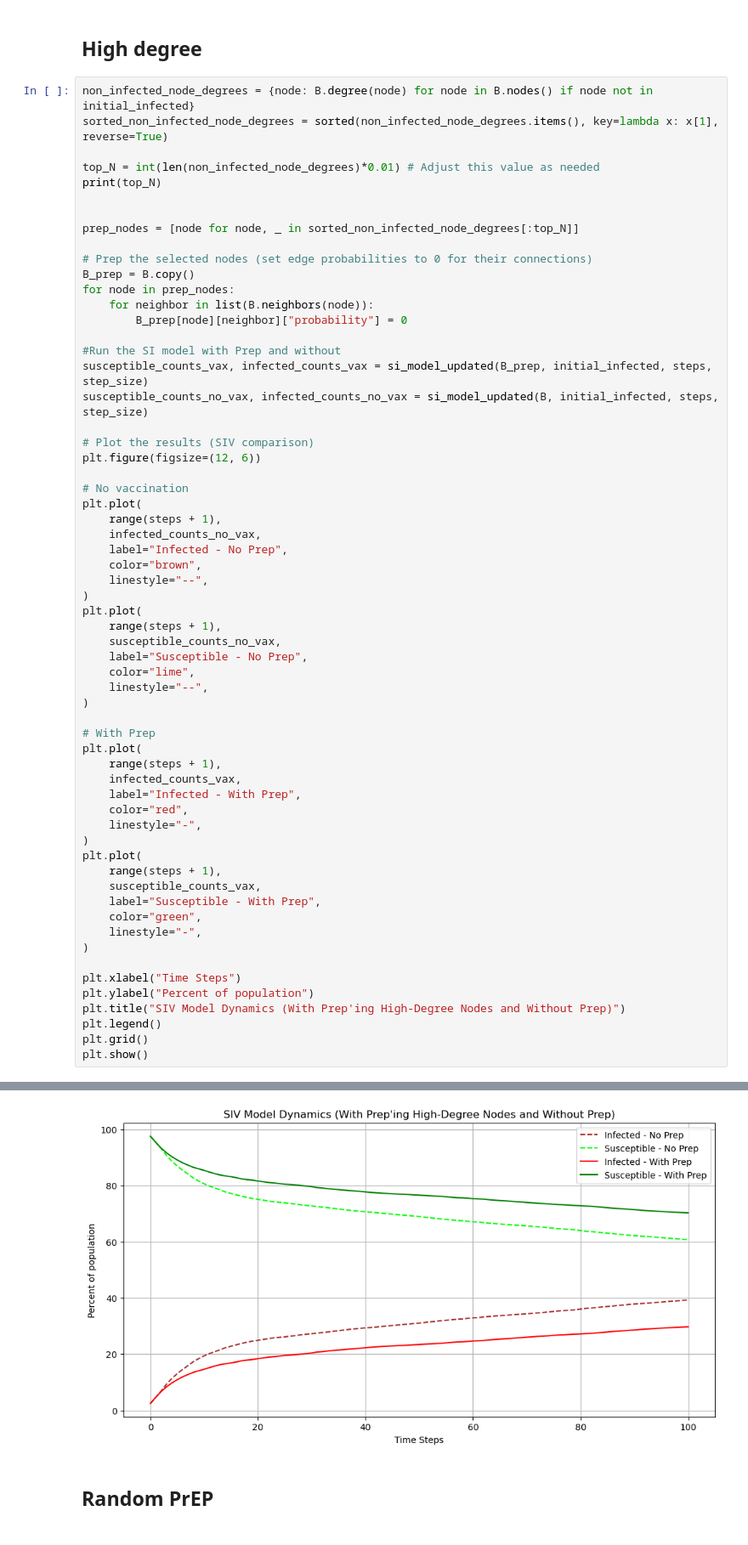
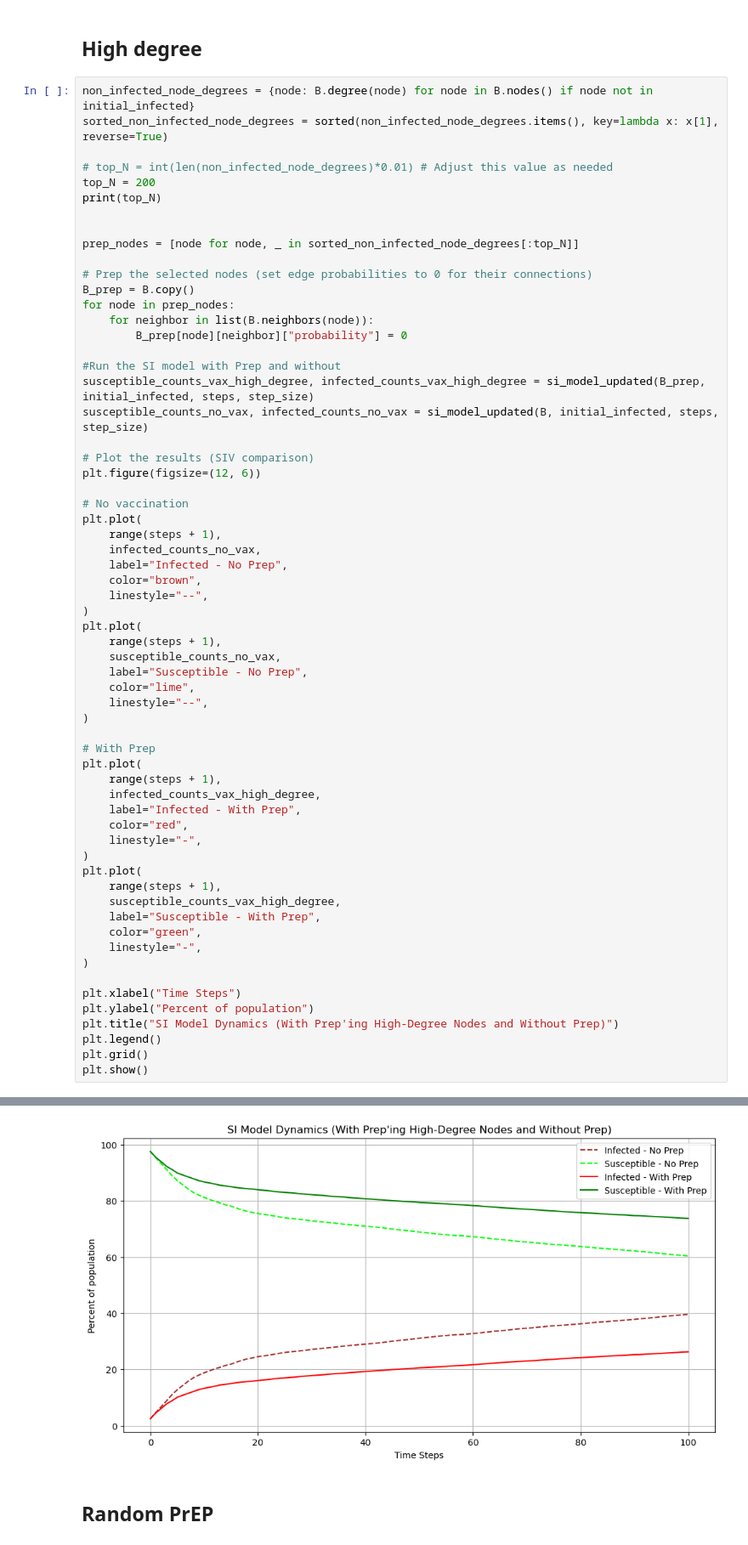
Before and after one commit to TretiakTS/NetworkAnalysisHIV, a Jupyter notebook: SI_models.ipynb, the cells around one changed output, grey strips where cells are left out. Shown at 85% size. Drawn from its saved outputs; the diff is of its cells as text.

```diff
--- a/SI_models.ipynb
+++ b/SI_models.ipynb
@@ -157,7 +188,8 @@ plt.show()
 non_infected_node_degrees = {node: B.degree(node) for node in B.nodes() if node not in initial_infected}
 sorted_non_infected_node_degrees = sorted(non_infected_node_degrees.items(), key=lambda x: x[1], reverse=True)
 
-top_N = int(len(non_infected_node_degrees)*0.01) # Adjust this value as needed
+# top_N = int(len(non_infected_node_degrees)*0.01) # Adjust this value as needed
+top_N = 200
 print(top_N)
 
 
@@ -170,7 +202,7 @@ for node in prep_nodes:
         B_prep[node][neighbor]["probability"] = 0
 
 #Run the SI model with Prep and without
-susceptible_counts_vax, infected_counts_vax = si_model_updated(B_prep, initial_infected, steps, step_size)
+susceptible_counts_vax_high_degree, infected_counts_vax_high_degree = si_model_updated(B_prep, initial_infected, steps, step_size)
 susceptible_counts_no_vax, infected_counts_no_vax = si_model_updated(B, initial_infected, steps, step_size)
 
 # Plot the results (SIV comparison)
@@ -195,14 +227,14 @@ plt.plot(
 # With Prep
 plt.plot(
     range(steps + 1),
-    infected_counts_vax,
+    infected_counts_vax_high_degree,
     label="Infected - With Prep",
     color="red",
     linestyle="-",
 )
 plt.plot(
     range(steps + 1),
-    susceptible_counts_vax,
+    susceptible_counts_vax_high_degree,
     label="Susceptible - With Prep",
     color="green",
     linestyle="-",
@@ -210,7 +242,7 @@ plt.plot(
 
 plt.xlabel("Time Steps")
 plt.ylabel("Percent of population")
-plt.title("SIV Model Dynamics (With Prep'ing High-Degree Nodes and Without Prep)")
+plt.title("SI Model Dynamics (With Prep'ing High-Degree Nodes and Without Prep)")
 plt.legend()
 plt.grid()
 plt.show()
@@ -219,4 +251,4 @@ plt.show()
-[figure, old version]
+[figure, new version]
 # %% [markdown]
 ## Random PrEP
 # %%
```
Also changed, not shown: parts of 11 cells of this notebook.
